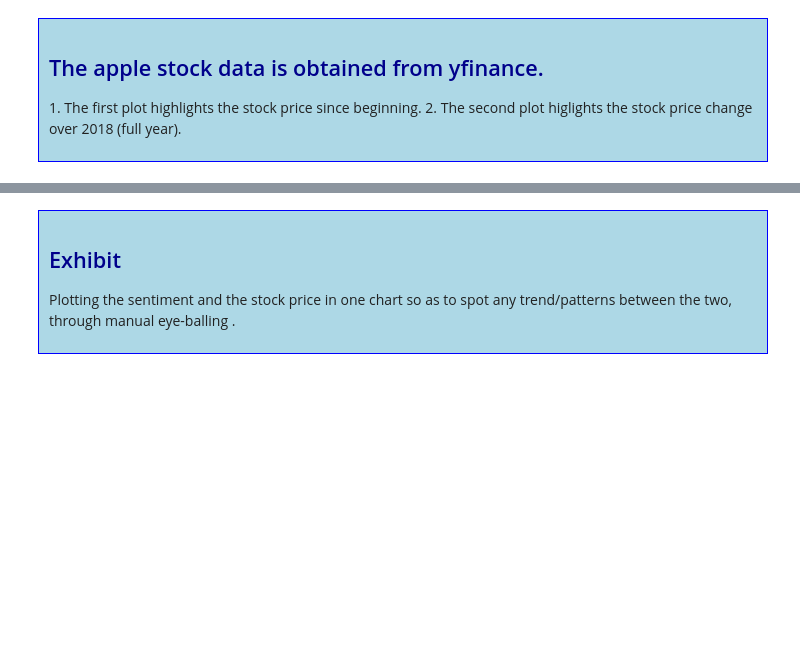
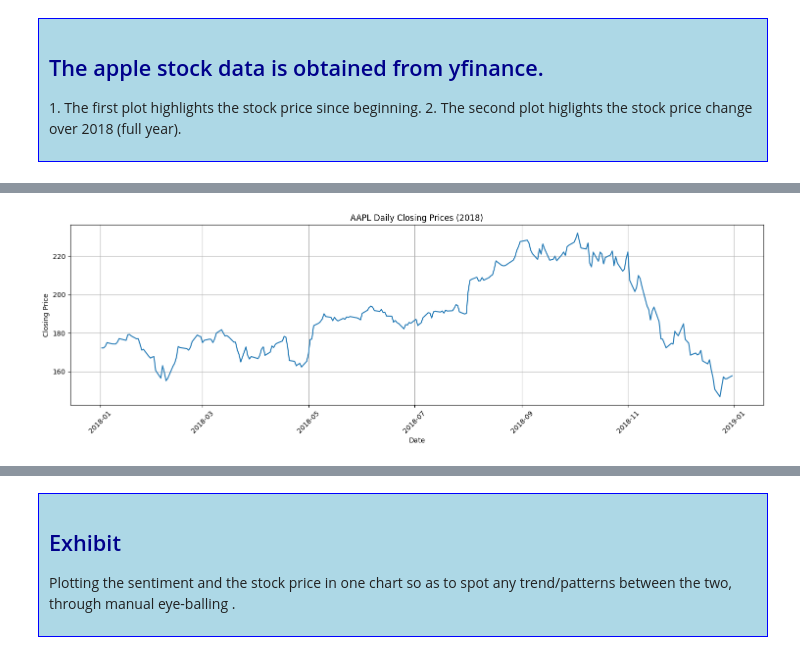
Before and after one commit to DotBion/fluffy-fishstick, a Jupyter notebook: Sentiment_analysis_with_twitter_data_for_Apple.ipynb, the cells around one changed output, grey strips where cells are left out. Saved outputs shown, nothing was run; the diff lists cells and outputs as text; code cells hidden in the pictures; blank space fills up the shorter version.

```diff
--- a/Sentiment_analysis_with_twitter_data_for_Apple.ipynb
+++ b/Sentiment_analysis_with_twitter_data_for_Apple.ipynb
@@ -214,0 +348,14 @@ plt.show()
+# %%
+from alpha_vantage.timeseries import TimeSeries
+import matplotlib.pyplot as plt
+
+# Replace 'YOUR_API_KEY' with your actual API key
+ts = TimeSeries(key='D4FOXZ3SY45T4YFI', output_format='pandas')
+
+# Get intraday data for Microsoft (MSFT) with 1-minute intervals
+data, meta_data = ts.get_intraday(symbol='AAPL', interval='1min', outputsize='full')
+
+# Plot the closing prices
+data['close'].plot()
+plt.title('Intraday Time Series for MSFT (1 min)')
+plt.show()
@@ -230,3 +465,20 @@ plt.show()
+# %%
+# prompt: plot the daily close
+
+# Assuming 'data_2018' DataFrame from the previous code is available.
+# If not, replace with your DataFrame containing the stock data.
+
+plt.figure(figsize=(15, 5))
+plt.plot(data_2018.index, data_2018['close'])
+plt.xlabel('Date')
+plt.ylabel('Closing Price')
+plt.title('AAPL Daily Closing Prices (2018)')
+plt.grid(True)
+plt.xticks(rotation=45)
+plt.tight_layout()
+plt.show()
+# %% [output]
+[figure, added]
 # %%
 # Define the start and end dates
 start_date = '2018-01-01'
```
Also changed, not shown: parts of 27 cells of this notebook.
